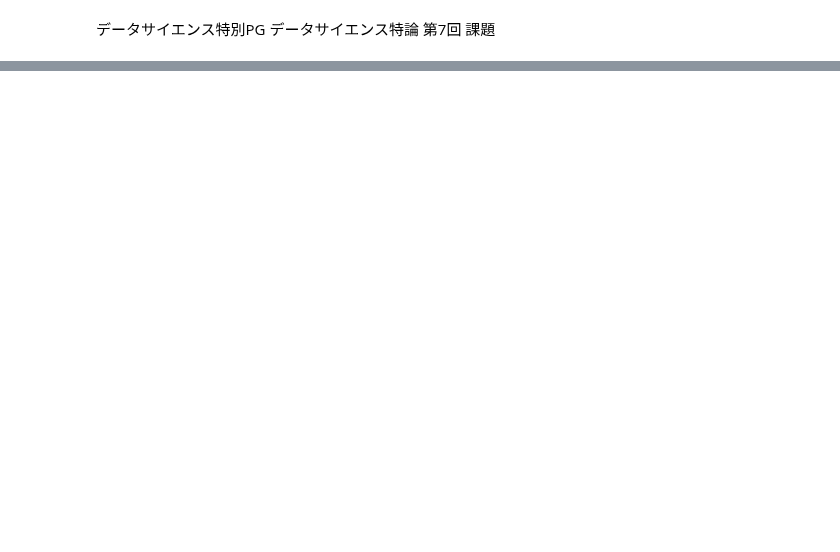
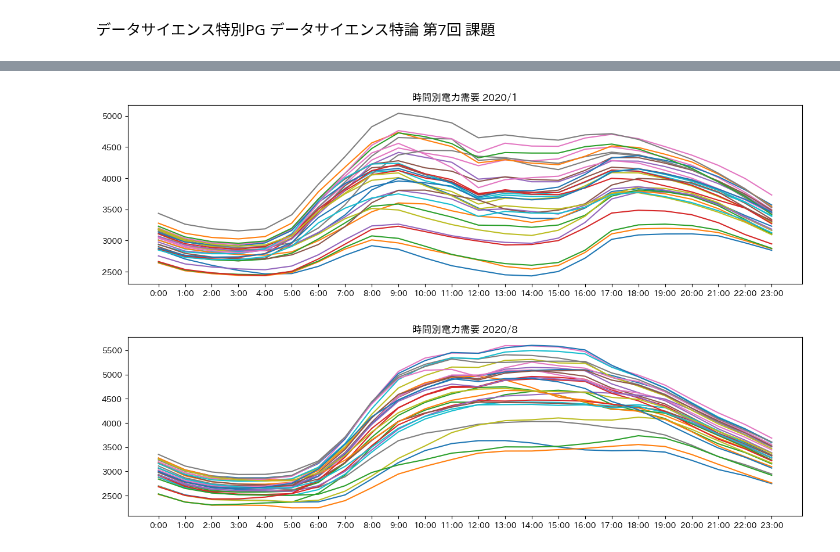
Before and after one commit to KHiraGit/sudspg_ds, a Jupyter notebook: ds07_temp_power_exercise.ipynb, the cells around one changed output, grey strips where cells are left out. Cells and saved outputs as stored; diff of their text form; code cells hidden in the pictures; blank space fills up the shorter version.

```diff
--- a/ds07_temp_power_exercise.ipynb
+++ b/ds07_temp_power_exercise.ipynb
@@ -38,4 +38,20 @@ power_df = pd.read_excel('ds07_temp_power_exercise.xlsx',
                          sheet_name='東京電力パワーグリッド エリア需給実績データ', skiprows=[0,1],
                          names=['DATE', 'TIME', 'power', '', '', '', '', '', '', '', '', '', '', '', ''])
 power_df['DATETIME'] = pd.to_datetime(power_df['DATE']+' '+power_df['TIME'], format='%Y/%m/%d %H:%M')
+# %%
+# 2020/1,8 の power_df の power列のデータの1日ごとの折れ線グラフを作成
+fig = plt.figure(figsize=(15, 4))
+for _day in range(1,32):
+  plt.plot(power_df[power_df['DATE'] == f"2020/1/{_day}"]['TIME'], power_df[power_df['DATE'] == f"2020/1/{_day}"]['power'])
+plt.title('時間別電力需要 2020/1')
+plt.show()
+
+fig = plt.figure(figsize=(15, 4))
+for _day in range(1,32):
+  plt.plot(power_df[power_df['DATE'] == f"2020/8/{_day}"]['TIME'], power_df[power_df['DATE'] == f"2020/8/{_day}"]['power'])
+plt.title('時間別電力需要 2020/8')
+plt.show()
+# %% [output]
+[figure, added]
+[figure, added]
 # %%
```
Also changed, not shown: parts of 10 cells of this notebook.
